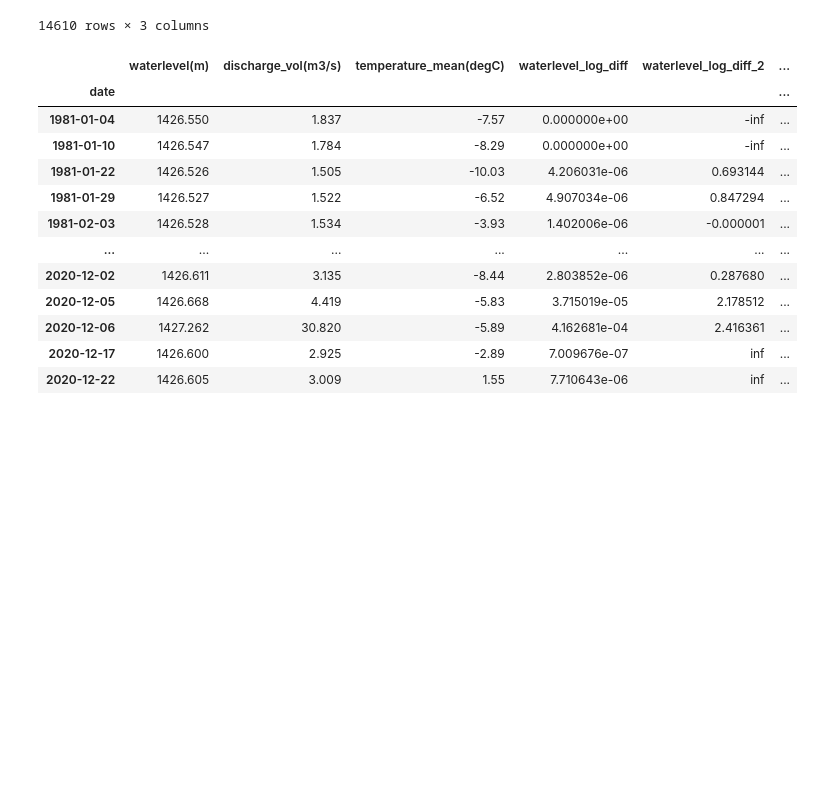
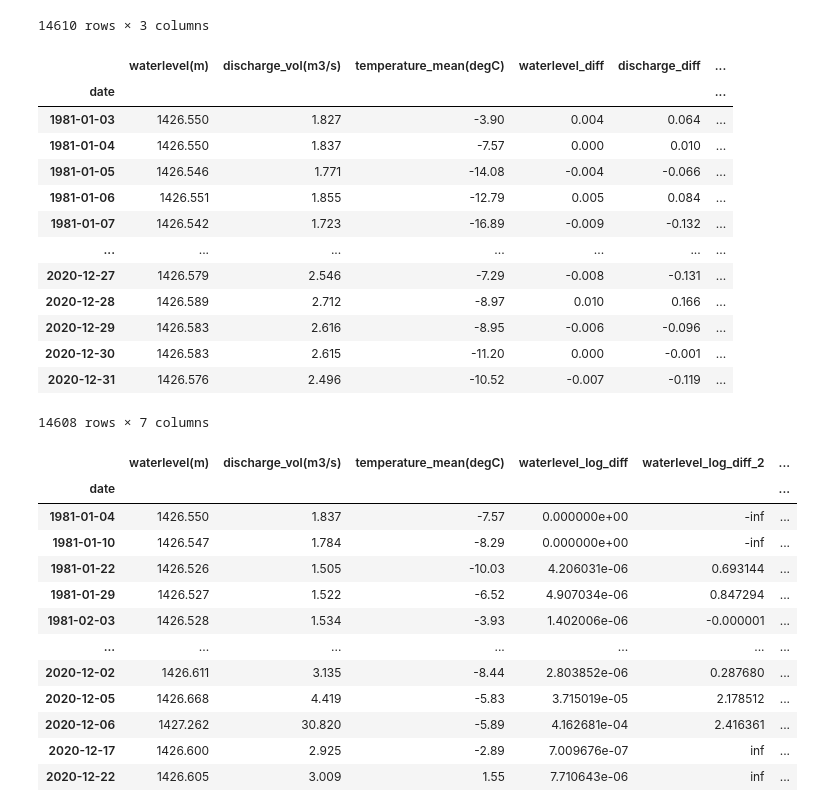
Before and after one commit to Sandra-Senn/spz_Wasserstand_analyse, a Jupyter notebook: notebooks/2_timeseries.ipynb, the cells around one changed output. Drawn from its saved outputs; the diff is of its cells as text; code cells hidden in the pictures; blank space fills up the shorter version.

```diff
--- a/notebooks/2_timeseries.ipynb
+++ b/notebooks/2_timeseries.ipynb
@@ -242,3 +240,20 @@ df_important_coef_diff = df_important_coef_diff[['waterlevel_diff2','discharge_d
+# %%
+df_important_coef_diff
+# %% [output]
+|  | waterlevel(m) | discharge_vol(m3/s) | temperature_mean(degC) | waterlevel_diff | discharge_diff | ... |
+| date |  |  |  |  |  | ... |
+| 1981-01-03 | 1426.550 | 1.827 | -3.90 | 0.004 | 0.064 | ... |
+| 1981-01-04 | 1426.550 | 1.837 | -7.57 | 0.000 | 0.010 | ... |
+| 1981-01-05 | 1426.546 | 1.771 | -14.08 | -0.004 | -0.066 | ... |
+| 1981-01-06 | 1426.551 | 1.855 | -12.79 | 0.005 | 0.084 | ... |
+| 1981-01-07 | 1426.542 | 1.723 | -16.89 | -0.009 | -0.132 | ... |
+| ... | ... | ... | ... | ... | ... | ... |
+| 2020-12-27 | 1426.579 | 2.546 | -7.29 | -0.008 | -0.131 | ... |
+| 2020-12-28 | 1426.589 | 2.712 | -8.97 | 0.010 | 0.166 | ... |
+| 2020-12-29 | 1426.583 | 2.616 | -8.95 | -0.006 | -0.096 | ... |
+| 2020-12-30 | 1426.583 | 2.615 | -11.20 | 0.000 | -0.001 | ... |
+| 2020-12-31 | 1426.576 | 2.496 | -10.52 | -0.007 | -0.119 | ... |
+14608 rows × 7 columns
 # %%
 df_important_coef_log = df_important_coef.copy()
 
```
Also changed, not shown: parts of 9 cells of this notebook.
